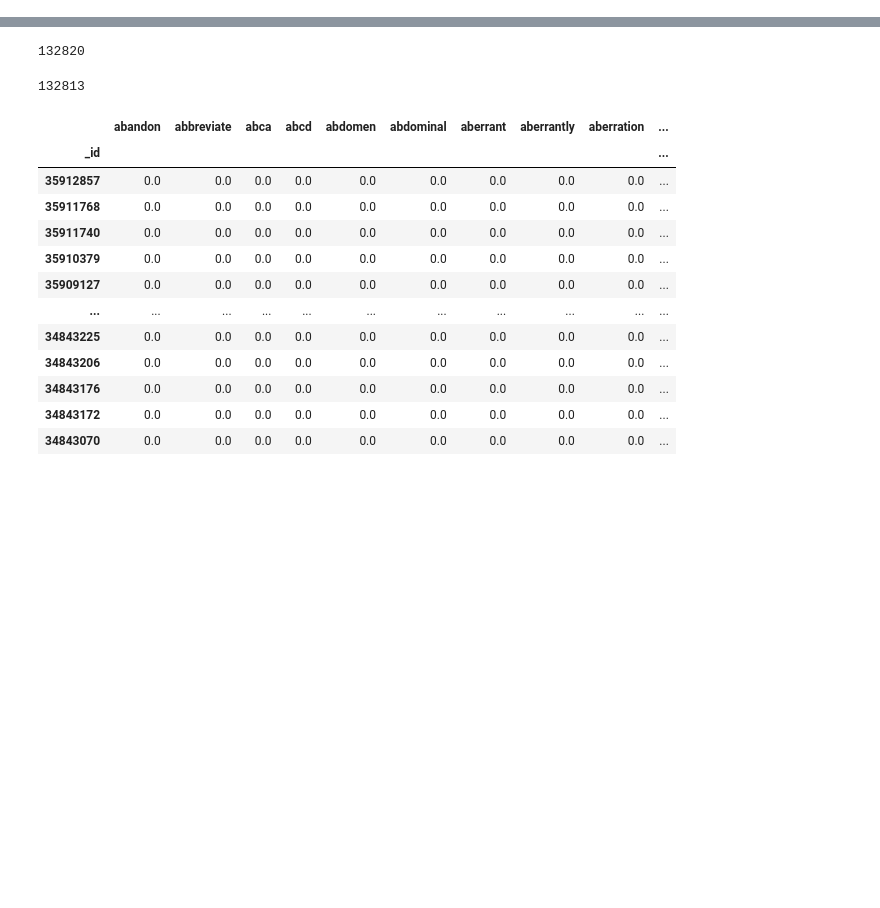
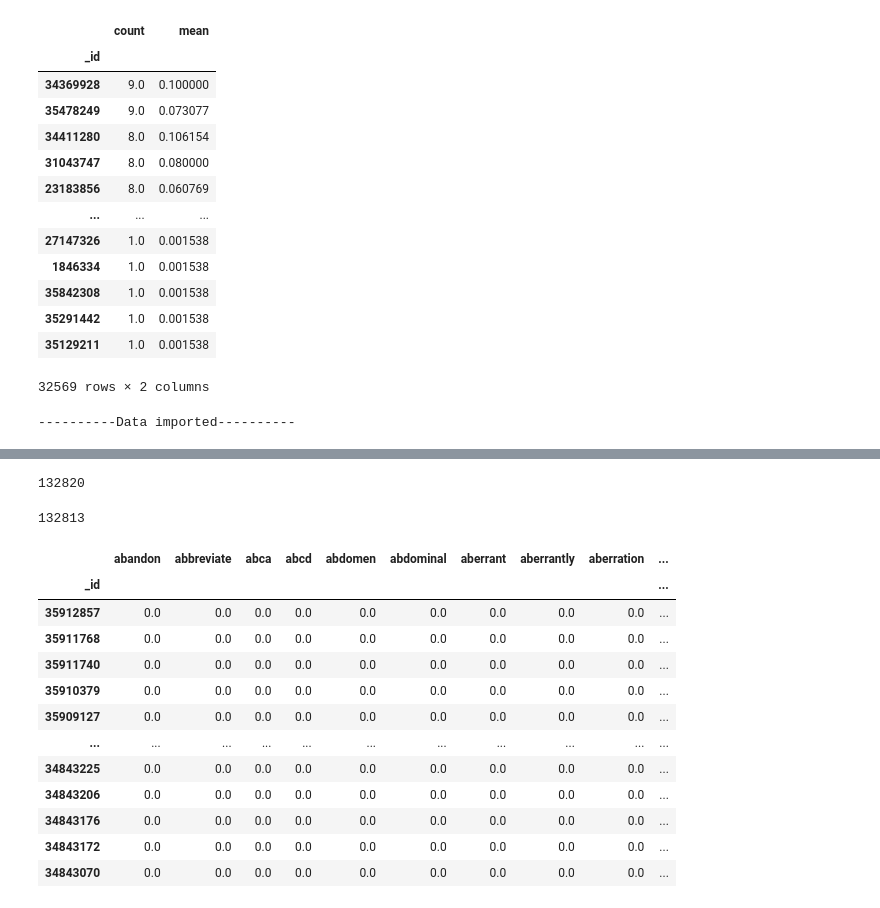
Before and after one commit to PatrickWestermann/DeepSearch, a Jupyter notebook: notebooks/lm_nlp_average_frequency_01.ipynb, the cells around one changed output, grey strips where cells are left out. Cells and saved outputs as stored; diff of their text form; code cells hidden in the pictures; blank space fills up the shorter version.

```diff
--- a/notebooks/lm_nlp_average_frequency_01.ipynb
+++ b/notebooks/lm_nlp_average_frequency_01.ipynb
@@ -21,0 +187,21 @@ df = pd.DataFrame(list(mydoc)).set_index(['_id'])
+# %%
+ranked
+# %% [output]
+|  | count | mean |
+| _id |  |  |
+| 34369928 | 9.0 | 0.100000 |
+| 35478249 | 9.0 | 0.073077 |
+| 34411280 | 8.0 | 0.106154 |
+| 31043747 | 8.0 | 0.080000 |
+| 23183856 | 8.0 | 0.060769 |
+| ... | ... | ... |
+| 27147326 | 1.0 | 0.001538 |
+| 1846334 | 1.0 | 0.001538 |
+| 35842308 | 1.0 | 0.001538 |
+| 35291442 | 1.0 | 0.001538 |
+| 35129211 | 1.0 | 0.001538 |
+32569 rows × 2 columns
+# %%
+data = get_data()
+# %% [output]
+----------Data imported----------
```
Also changed, not shown: parts of 18 cells of this notebook, 1 other file.
